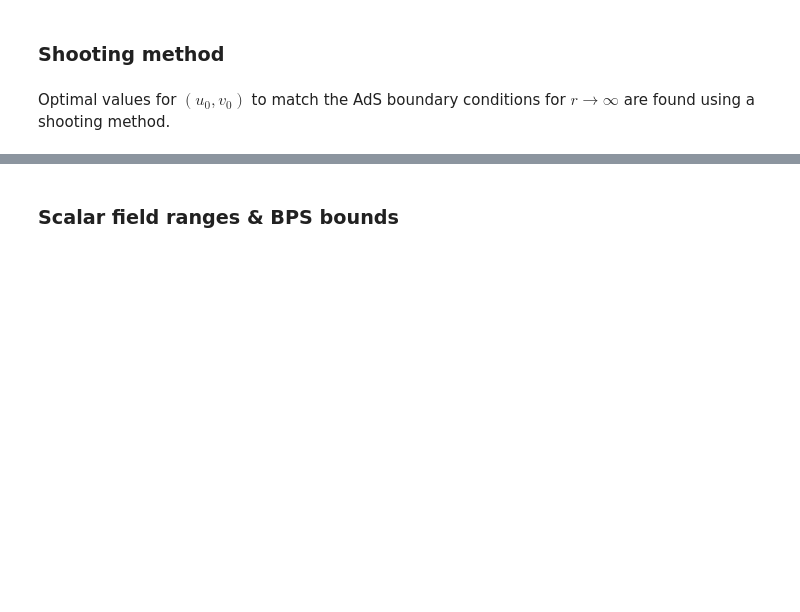
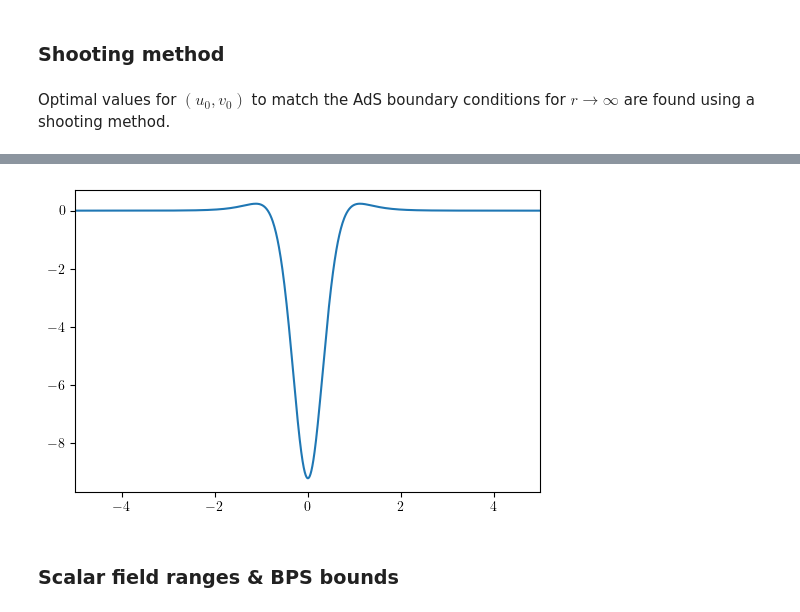
Before and after one commit to gloges/typeII-wormholes, a Jupyter notebook: wormholes.ipynb, the cells around one changed output, grey strips where cells are left out. Cells and saved outputs as stored; diff of their text form; code cells hidden in the pictures; blank space fills up the shorter version.

```diff
--- a/wormholes.ipynb
+++ b/wormholes.ipynb
@@ -344,3 +341,14 @@ Optimizing (u0, v0) for (q0, χ1, rmax) = (1.0000, 0.1000, 10.0000)      DONE: v
+# %%
+ricci5 = wh.ricci_5D(q0, soln)
+ricci10 = wh.ricci_10D(q0, soln)
+# %%
+plt.plot(r, ricci10)
+
+plt.xlim(-5*q0, 5*q0)
+
+plt.show()
+# %% [output]
+[figure, added]
 # %% [markdown]
 ### Scalar field ranges & BPS bounds
 # %% [markdown]
```
Also changed, not shown: parts of 8 cells of this notebook, 6 other files.
